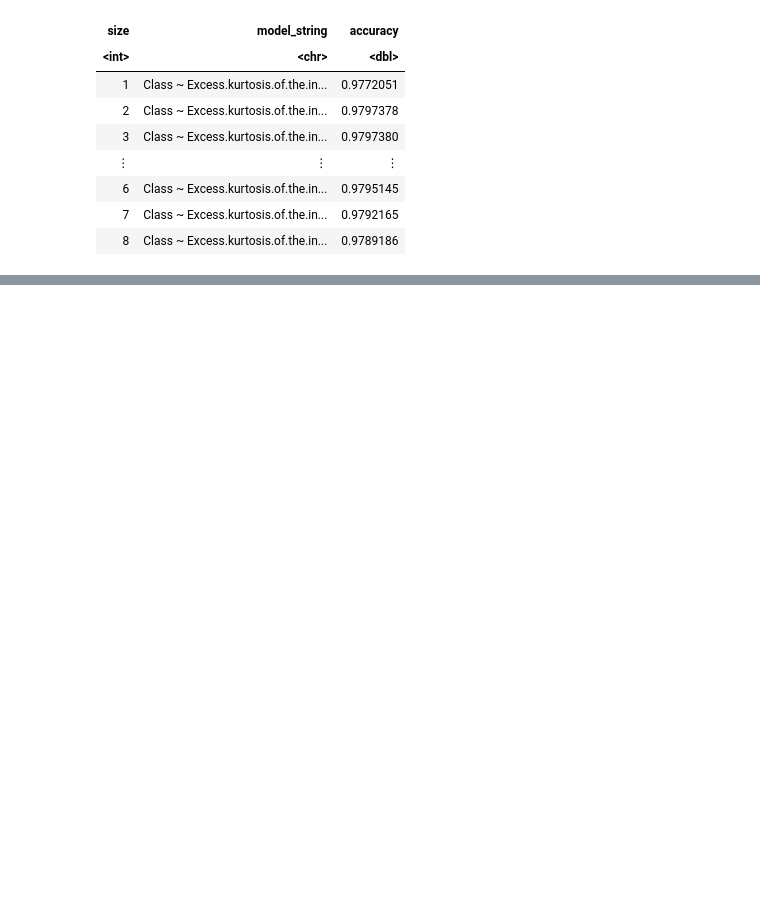
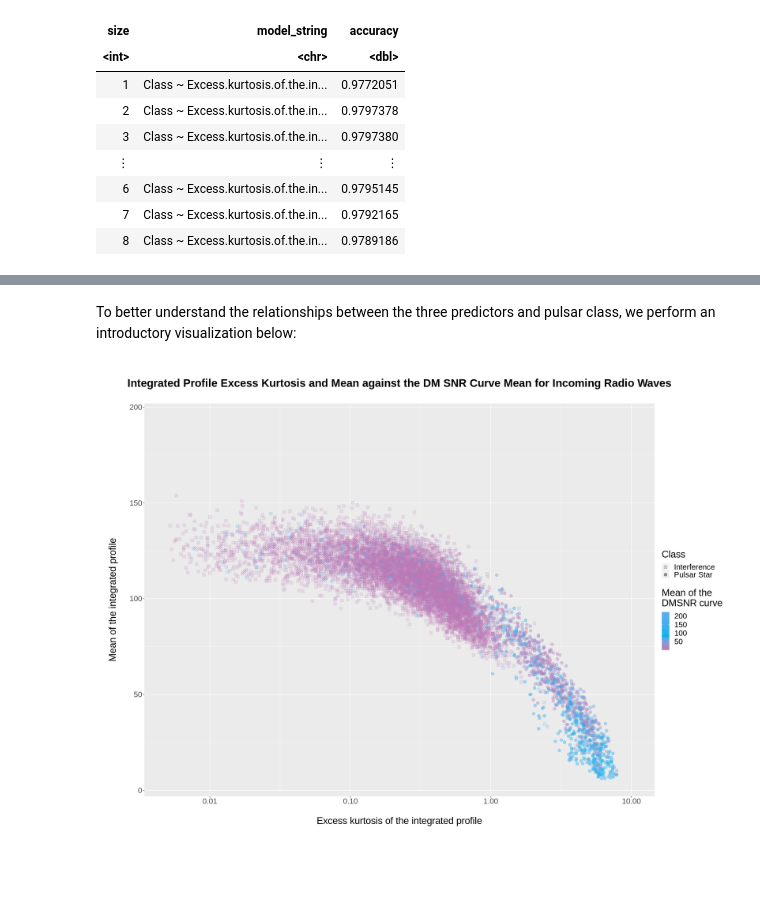
Before and after one commit to Remembria/Group-Analysis-of-Pulsar-Signalling, a Jupyter notebook: Group_Project_Report.ipynb, the cells around one changed output, grey strips where cells are left out. Cells and saved outputs as stored; diff of their text form; code cells hidden in the pictures; blank space fills up the shorter version.

Commit message:
Preliminary visualization accomplished

```diff
--- a/Group_Project_Report.ipynb
+++ b/Group_Project_Report.ipynb
@@ -250,0 +237,10 @@ Judging from this forward selection, its clear that the only three variables wit
+# %%
+pulsar_training <- select(pulsar_training, "Mean.of.the.integrated.profile",
+                                            "Excess.kurtosis.of.the.integrated.profile",
+                                            "Mean.of.the.DM.SNR.curve",
+                                            "Class")
+pulsar_testing <- select(pulsar_testing, "Mean.of.the.integrated.profile",
+                                            "Excess.kurtosis.of.the.integrated.profile",
+                                            "Mean.of.the.DM.SNR.curve",
+                                            "Class")
+pulsar_training
@@ -251,3 +258,66 @@ Judging from this forward selection, its clear that the only three variables wit
+# %% [markdown]
+To better understand the relationships between the three predictors and pulsar class, we perform an introductory visualization below:
+# %%
+# options(repr.plot.width = 11, repr.plot.height = 10)
+# pulsar_plot <- pulsar_training %>%
+#     ggplot(aes(x = Mean.of.the.integrated.profile, y = Standard.deviation.of.the.integrated.profile	, color = Class)) +
+#         geom_point(alpha = 0.24) +
+#         labs(x = "Mean of the Integrated Profile", y = "Standard Deviation of the Integrated Profile", color = "Class Type") +
+#         ggtitle("Trends in Excess Kurtosis vs Standard Deviation of the Integrated Profile") +
+#         theme(text = element_text(size = 15),
+#                       plot.title = element_text(size = 18, face="bold", hjust = 0.5)) +
+#         ylim(25, 80) +
+#         scale_color_manual(labels = c("Interference Readings", "Pulsar Star Readings"),
+#                            values = c("maroon2", "grey0"))
+#ylim set here to 25-80, meaning some outliers are not visible
+#3D Size
+
+# options(repr.plot.width = 20, repr.plot.height = 10)
+# pulsar_plot <- pulsar_training %>%
+#     ggplot(aes(x = Excess.kurtosis.of.the.integrated.profile,
+#                y = Mean.of.the.integrated.profile,
+#                color = Class)) +
+#         geom_point(alpha = 0.5,
+#                    aes(size = Mean.of.the.DM.SNR.curve)) +
+#         scale_shape_manual(values=c(17, 13)) +
+#         labs(x = "\nExcess.kurtosis.of.the.integrated.profile\n",
+#              y = "\nMean.of.the.DM.SNR.curve\n",
+#              color = "Mean.of.the.integrated.profile",
+#              color = "Class") +
+#         ggtitle("\nTrends in Excess Kurtosis vs Standard Deviation of the Integrated Profile\n") +
+#         theme(text = element_text(size = 22),
+#                       plot.title = element_text(size = 25, face="bold", hjust = 0.5)) +
+#          scale_color_manual(labels = c("Interference Readings", "Pulsar Star Readings"),
+#                             values = c("maroon2", "grey0"))
+
+#3D Colour
+options(repr.plot.width = 20, repr.plot.height = 15)
+pulsar_plot <- pulsar_training %>%
+    ggplot(aes(x = Excess.kurtosis.of.the.integrated.profile,
+               y = Mean.of.the.integrated.profile,
+               colour = Mean.of.the.DM.SNR.curve,
+               shape = Class)) +
+        geom_point(alpha = 0.4,
+                   size = 3) +
+        scale_shape_manual(values=c(13, 19)) +
+        labs(x = "\nExcess kurtosis of the integrated profile\n",
+             y = "\nMean of the integrated profile\n",
+             color = "Mean of the\nDMSNR curve",
+             shape = "Class") +
+        ggtitle("\nIntegrated Profile Excess Kurtosis and Mean against the DM SNR Curve Mean for Incoming Radio Waves\n") +
+        theme(text = element_text(size = 22),
+              plot.title = element_text(size = 25,
+                                        face="bold",
+                                        hjust = 0.5))+
+        scale_x_log10(limits = c(0.005, 10)) +
+        scale_color_gradient2(low = "deeppink2",
+                              mid = "deepskyblue2",
+                              high = "steelblue2",
+                              midpoint = 80)
+
+pulsar_plot
+# %% [output]
+[figure, added]
 # %% [markdown]
 ###
 # %% [markdown]
```
Also changed, not shown: parts of 7 cells of this notebook.
